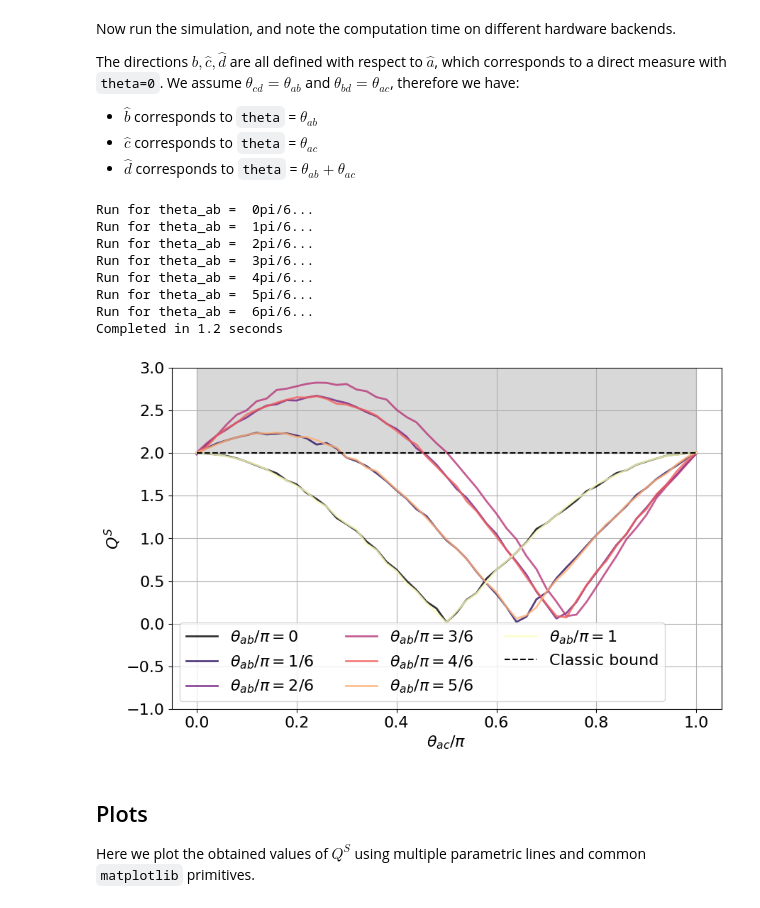
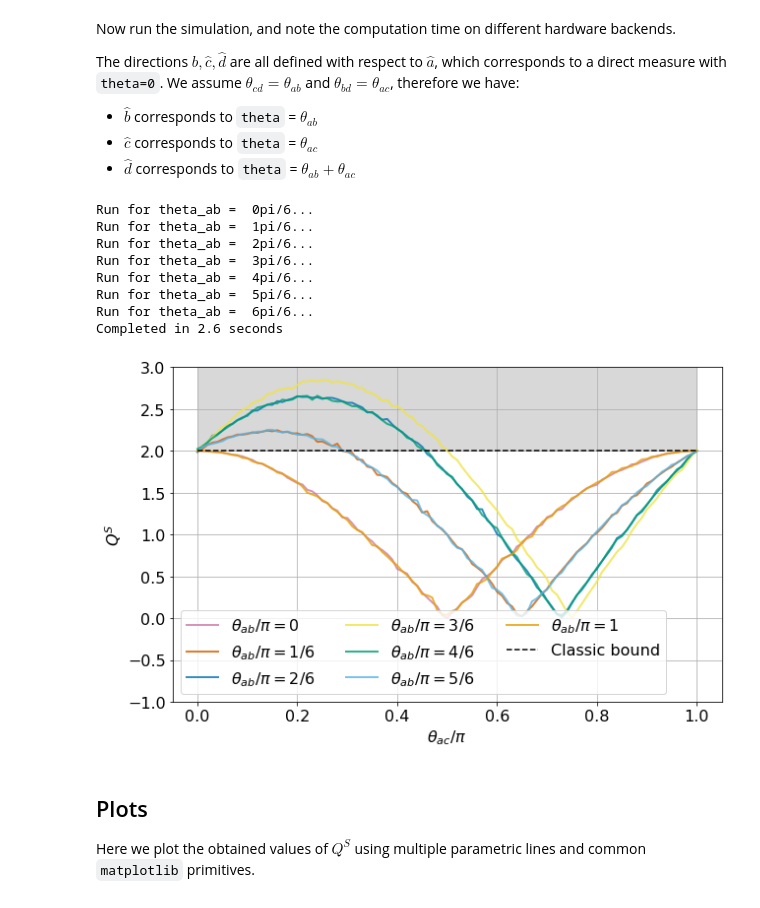
Before and after one commit to qiboteam/qiboedu, a Jupyter notebook: notebooks/CHSH inequality.ipynb, the cells around one changed output. Drawn from its saved outputs; the diff is of its cells as text; code cells hidden in the pictures.

```diff
--- a/notebooks/CHSH inequality.ipynb
+++ b/notebooks/CHSH inequality.ipynb
@@ -63,7 +64,7 @@ def run_circuit_C(phi_0, phi_1, th_0, th_1):
 # parameters for the simulation
 ab_steps = 6
 phi_steps = 4
-ac_steps = 50
+ac_steps = 100
 nshots = 10000
 # %% [markdown]
 Now run the simulation, and note the computation time on different hardware backends.
@@ -103,12 +104,13 @@ Run for theta_ab =  3pi/6...
 Run for theta_ab =  4pi/6...
 Run for theta_ab =  5pi/6...
 Run for theta_ab =  6pi/6...
-Completed in 1.2 seconds
+Completed in 2.6 seconds
 # %%
 from qiboedu.scripts.plotscripts import plot_bell_inequalities
-plot_bell_inequalities(Q_values=Q_S1, ac_steps=ac_steps, ab_steps=ab_steps, img_width=1, savetitle="chsh_qibo_1", y_bounds=(-1, 3), experiment="chsh", legendloc=3)
+plot_bell_inequalities(experiment='chsh', Q_values=Q_S1, ac_steps=ac_steps, param_steps=ab_steps, param_label='\\theta_{ab}', y_bounds=(-1, 3),
+                       img_width=1, savetitle='chsh_qibo_1', legendloc=3)
 # %% [output]
-[figure, old version]
+[figure, new version]
 # %% [markdown]
 ## Plots
 
```
Also changed, not shown: parts of 5 cells of this notebook, 3 other files.
